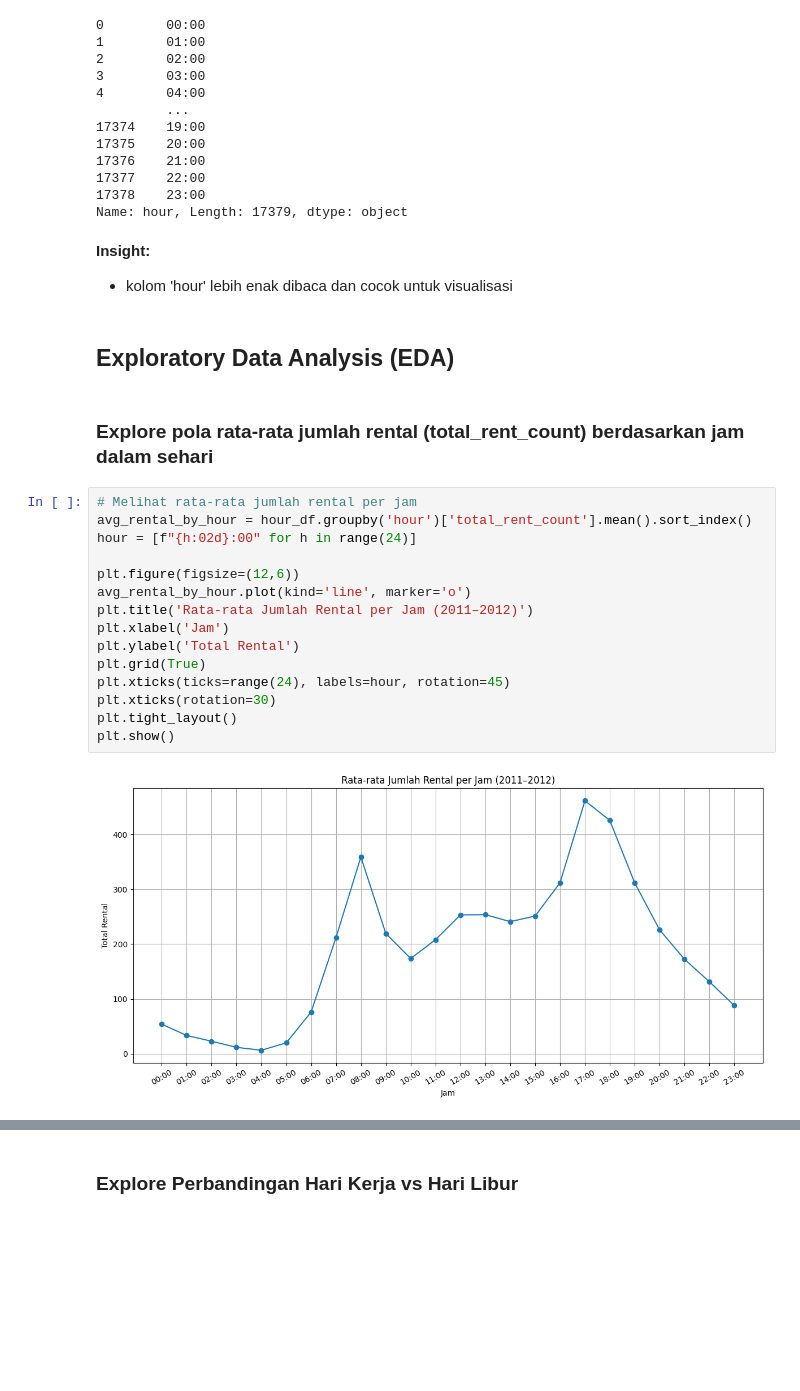
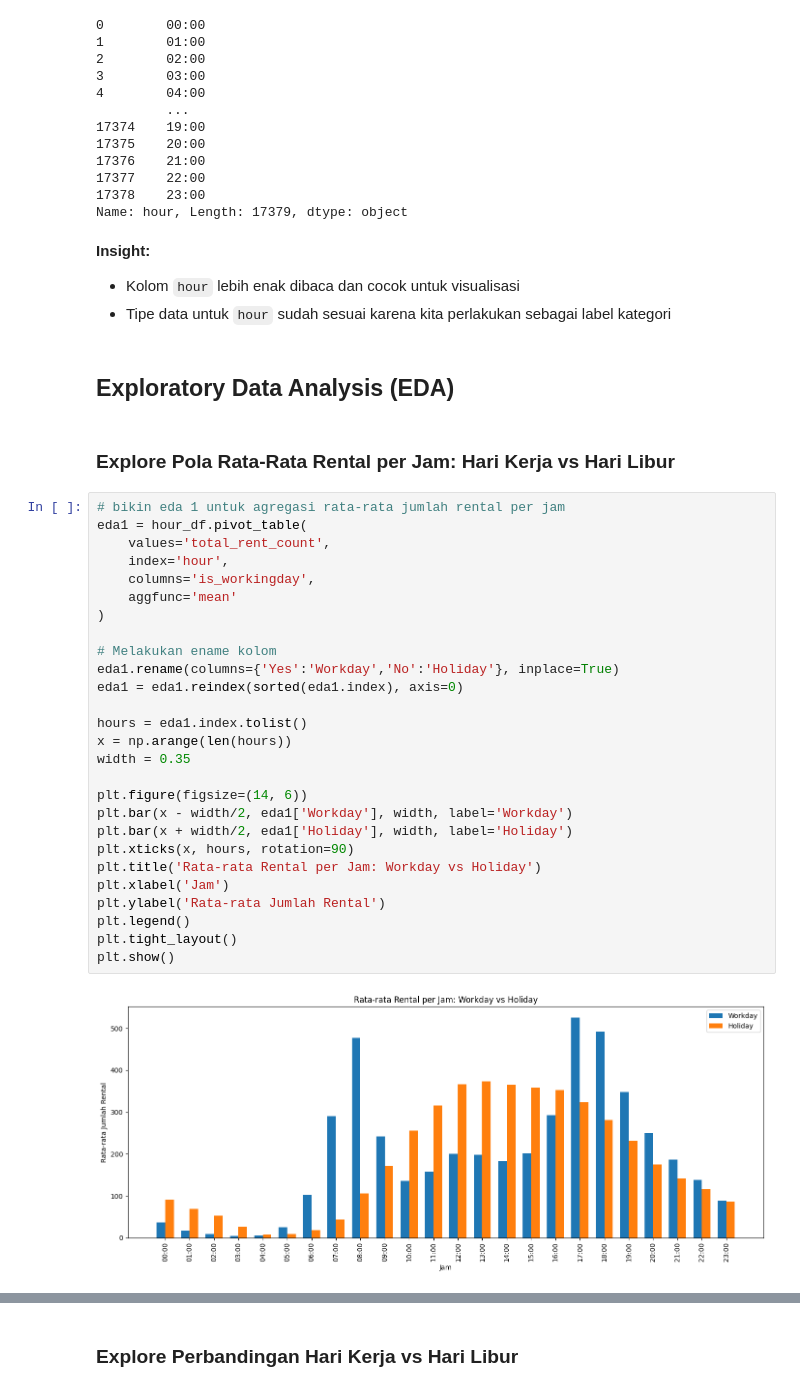
Before and after one commit to AliNicholas/Bike_Sharing_Final_Submission, a Jupyter notebook: notebook.ipynb, the cells around one changed output, grey strips where cells are left out. Cells and saved outputs as stored; diff of their text form; blank space fills up the shorter version.

```diff
--- a/notebook.ipynb
+++ b/notebook.ipynb
@@ -243,27 +328,40 @@ hour_df['hour']
 Name: hour, Length: 17379, dtype: object
 # %% [markdown]
 **Insight:**
-- kolom 'hour' lebih enak dibaca dan cocok untuk visualisasi
+- Kolom `hour` lebih enak dibaca dan cocok untuk visualisasi
+- Tipe data untuk `hour` sudah sesuai karena kita perlakukan sebagai label kategori
 # %% [markdown]
 ## Exploratory Data Analysis (EDA)
-# %% [markdown]
-### Explore pola rata-rata jumlah rental (total_rent_count) berdasarkan jam dalam sehari
-# %%
-# Melihat rata-rata jumlah rental per jam
-avg_rental_by_hour = hour_df.groupby('hour')['total_rent_count'].mean().sort_index()
-hour = [f"{h:02d}:00" for h in range(24)]
-
-plt.figure(figsize=(12,6))
-avg_rental_by_hour.plot(kind='line', marker='o')
-plt.title('Rata-rata Jumlah Rental per Jam (2011–2012)')
-plt.xlabel('Jam')
-plt.ylabel('Total Rental')
-plt.grid(True)
-plt.xticks(ticks=range(24), labels=hour, rotation=45)
-plt.xticks(rotation=30)
-plt.tight_layout()
-plt.show()
-# %% [output]
-[figure, removed]
+# %% [markdown]
+### Explore Pola Rata‑Rata Rental per Jam: Hari Kerja vs Hari Libur
+# %%
+# bikin eda 1 untuk agregasi rata‑rata jumlah rental per jam
+eda1 = hour_df.pivot_table(
+    values='total_rent_count',
+    index='hour',
+    columns='is_workingday',
+    aggfunc='mean'
+)
+
+# Melakukan ename kolom
+eda1.rename(columns={'Yes':'Workday','No':'Holiday'}, inplace=True)
+eda1 = eda1.reindex(sorted(eda1.index), axis=0)
+
+hours = eda1.index.tolist()
+x = np.arange(len(hours))
+width = 0.35
+
+plt.figure(figsize=(14, 6))
+plt.bar(x - width/2, eda1['Workday'], width, label='Workday')
+plt.bar(x + width/2, eda1['Holiday'], width, label='Holiday')
+plt.xticks(x, hours, rotation=90)
+plt.title('Rata-rata Rental per Jam: Workday vs Holiday')
+plt.xlabel('Jam')
+plt.ylabel('Rata-rata Jumlah Rental')
+plt.legend()
+plt.tight_layout()
+plt.show()
+# %% [output]
+[figure, added]
 # %% [markdown]
 **Insight:**
```
Also changed, not shown: parts of 51 cells of this notebook, 2 other files.
